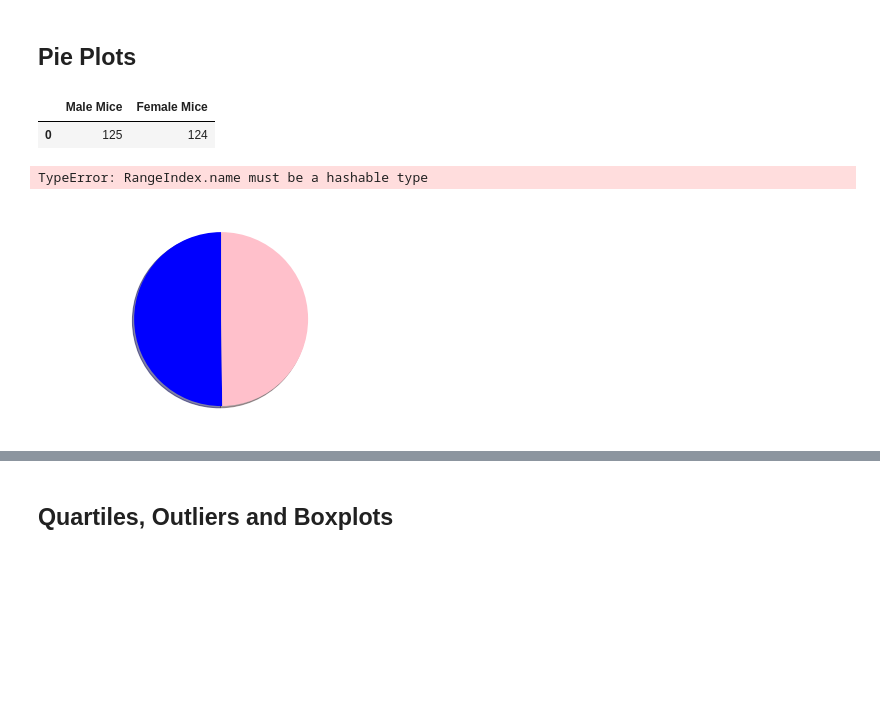
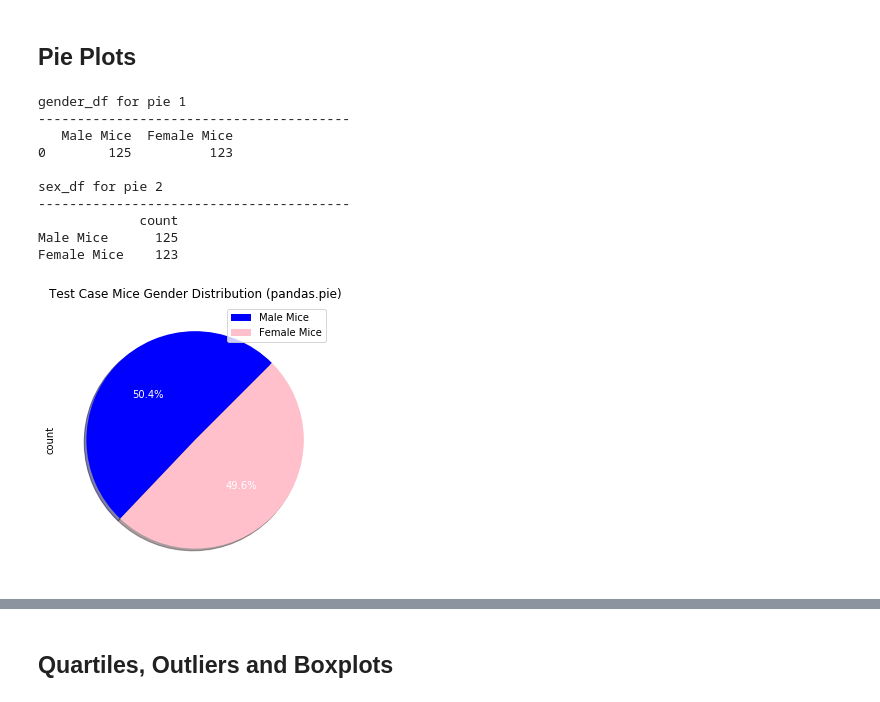
Before and after one commit to g1tKraken/TK-GW-HW, a Jupyter notebook: week_5_matplotlib/matplot_challenge/Part-2-Case-Assignment/Instructions/Pymaceuticals/pymaceuticals_starter.ipynb, the cells around one changed output, grey strips where cells are left out. Saved outputs shown, nothing was run; the diff lists cells and outputs as text; code cells hidden in the pictures; blank space fills up the shorter version.

```diff
--- a/week_5_matplotlib/matplot_challenge/Part-2-Case-Assignment/Instructions/Pymaceuticals/pymaceuticals_starter.ipynb
+++ b/week_5_matplotlib/matplot_challenge/Part-2-Case-Assignment/Instructions/Pymaceuticals/pymaceuticals_starter.ipynb
@@ -102,45 +135,41 @@ Naftisol
 # %%
 mice_gen_gp = mouse_metadata_clean_df[['Sex','Mouse ID']].groupby('Mouse ID')#[[,'Sex']]
 gender_df = pd.DataFrame([{'Male Mice':0,'Female Mice':0}])
+sex_df = pd.DataFrame({'count' : [0,0]},index=['Male Mice','Female Mice'])
+
 for mouse, group in mice_gen_gp:
     mouse_id = ''
     for row_index, row in group.iterrows():
         if mouse_id == mouse: continue
         if row['Sex'] == 'Female':
             gender_df['Female Mice'] += 1
         else:
             gender_df['Male Mice'] += 1
         mouse_id = mouse
+
+sex_df['count'][0] = gender_df['Male Mice']
+sex_df['count'][1] = gender_df['Female Mice']
 gender=list(gender_df.columns)
-gender_df
+print(f"\ngender_df for pie 1\n{'--'*20}\n{gender_df}")
+print(f"\nsex_df for pie 2\n{'--'*20}\n{sex_df}")
+
+colors=["blue", "pink"]
+
+mouseplot = sex_df.plot.pie(y='count', figsize=(5, 5), colors=colors, autopct='%1.1f%%', textprops=dict(color="w"), shadow=True, startangle=45)
+
+#mouseplot.legend(wedges, ingredients, title="Ingredients", loc="center left", bbox_to_anchor=(1, 0, 0.5, 1))
+mouseplot.set_title("Test Case Mice Gender Distribution (pandas.pie)")
+
+plt.show()
 # %% [output]
-|  | Male Mice | Female Mice |
-| 0 | 125 | 124 |
+gender_df for pie 1
+----------------------------------------
+   Male Mice  Female Mice
+0        125          123
+
+sex_df for pie 2
+----------------------------------------
+             count
+Male Mice      125
+Female Mice    123
+[figure, added]
-# %%
-#pie_df = pd.DataFrame({'Count': [gender_df['Female Mice'],gender_df['Male Mice']],},index=gender)
-# Generate a pie plot showing the distribution of female versus male mice using pandas
-mouseplot = gender_df.plot.pie(y=gender,figsize=(5, 5))
-mouseplot.legend(wedges, ingredients,
-          title="Ingredients",
-          loc="center left",
-          bbox_to_anchor=(1, 0, 0.5, 1))
-
-plt.setp(autotexts, size=8, weight="bold")
-
-mouseplot.set_title("Matplotlib bakery: A pie")
-
-plt.show()
-
-# Generate a pie plot showing the distribution of female versus male mice using pyplot
-# %% [output]
-TypeError: RangeIndex.name must be a hashable type
-# %%
-colors=["blue", "pink"]
-plt.figure()
-plt.pie(gender_df, labels=gender, colors=colors, textprops=dict(color="w"), shadow=True, startangle=90)
-plt.rcParams['font.size']=16
-plt.rcParams['axes.facecolor'] = 'white'
-plt.title=("Test Case Mice Gender Distribution")
-plt.show()
-# %% [output]
-[figure, removed]
```
Also changed, not shown: parts of 15 cells of this notebook.
